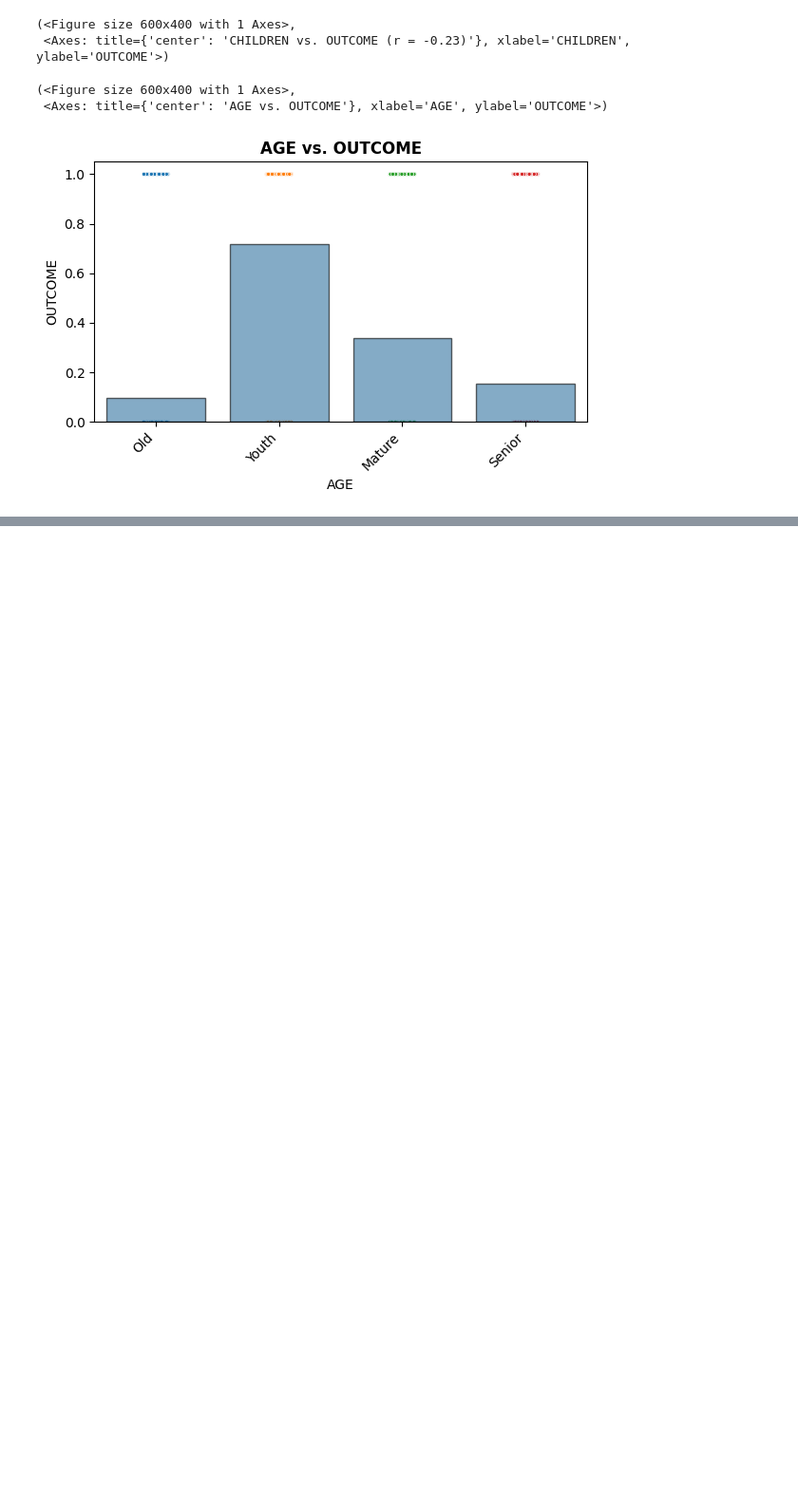
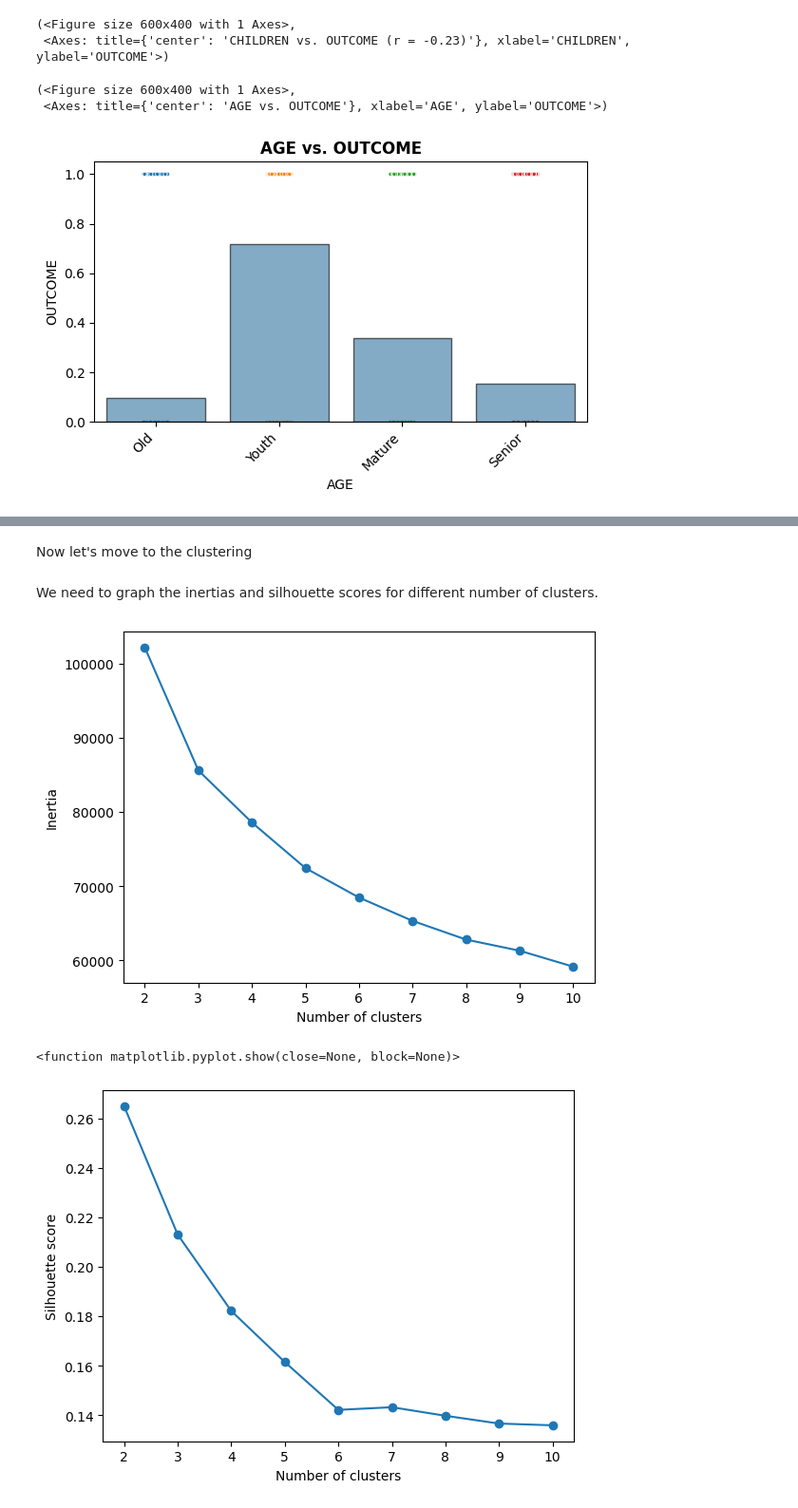
Before and after one commit to Mohammed-Abu-Oudah/Car-Insurance-Classifier, a Jupyter notebook: Car_insurance_classifier.ipynb, the cells around one changed output, grey strips where cells are left out. Shown at 95% size. Cells and saved outputs as stored; diff of their text form; code cells hidden in the pictures; blank space fills up the shorter version.

Commit message:
Made Kmeans Clustering and tested the feature selection on the data to improve classification.

```diff
--- a/Car_insurance_classifier.ipynb
+++ b/Car_insurance_classifier.ipynb
@@ -1220,0 +1249,5 @@ plot_categorical_vs_target(df, 'AGE')
+# %%
+preprocessor = ColumnTransformer([numeric_tuple, ordinal_tuple, cat_tuple], verbose_feature_names_out=False)
+# %%
+X_train_tf = preprocessor.fit_transform(X_train)
+X_test_tf = preprocessor.transform(X_test)
@@ -1220,0 +1286,4 @@ plot_categorical_vs_target(df, 'AGE')
+# %%
+pca = PCA(n_components=3)
+X_train_pca = pca.fit_transform(X_train_tf)
+X_test_pca = pca.transform(X_test_tf)
@@ -1220,0 +1308,4 @@ plot_categorical_vs_target(df, 'AGE')
+# %%
+X_train_combined = pd.concat([X_train_tf, X_train_pca], axis=1)
+X_test_combined = pd.concat([X_test_tf, X_test_pca], axis=1)
+X_train_combined.head()
@@ -1220,0 +1319,2 @@ plot_categorical_vs_target(df, 'AGE')
+# %% [markdown]
+Now let's move to the clustering
@@ -1220,0 +1325,24 @@ plot_categorical_vs_target(df, 'AGE')
+# %% [markdown]
+We need to graph the inertias and silhouette scores for different number of clusters.
+# %%
+inertias = []
+silhouetter_scores = []
+for i in range(2, 11):
+  kmeans = KMeans(n_clusters = i, n_init='auto', random_state = 42)
+  kmeans.fit(X_train_combined)
+  inertias.append(kmeans.inertia_)
+  silhouetter_scores.append(silhouette_score(X_train_combined, kmeans.labels_))
+
+plt.plot(range(2, 11), inertias, marker='o')
+plt.xlabel('Number of clusters')
+plt.ylabel('Inertia')
+plt.show()
+
+plt.plot(range(2, 11), silhouetter_scores, marker='o')
+plt.xlabel('Number of clusters')
+plt.ylabel('Silhouette score')
+plt.show
+# %% [output]
+[figure, added]
+<function matplotlib.pyplot.show(close=None, block=None)>
+[figure, added]
```
Also changed, not shown: parts of 36 cells of this notebook.
